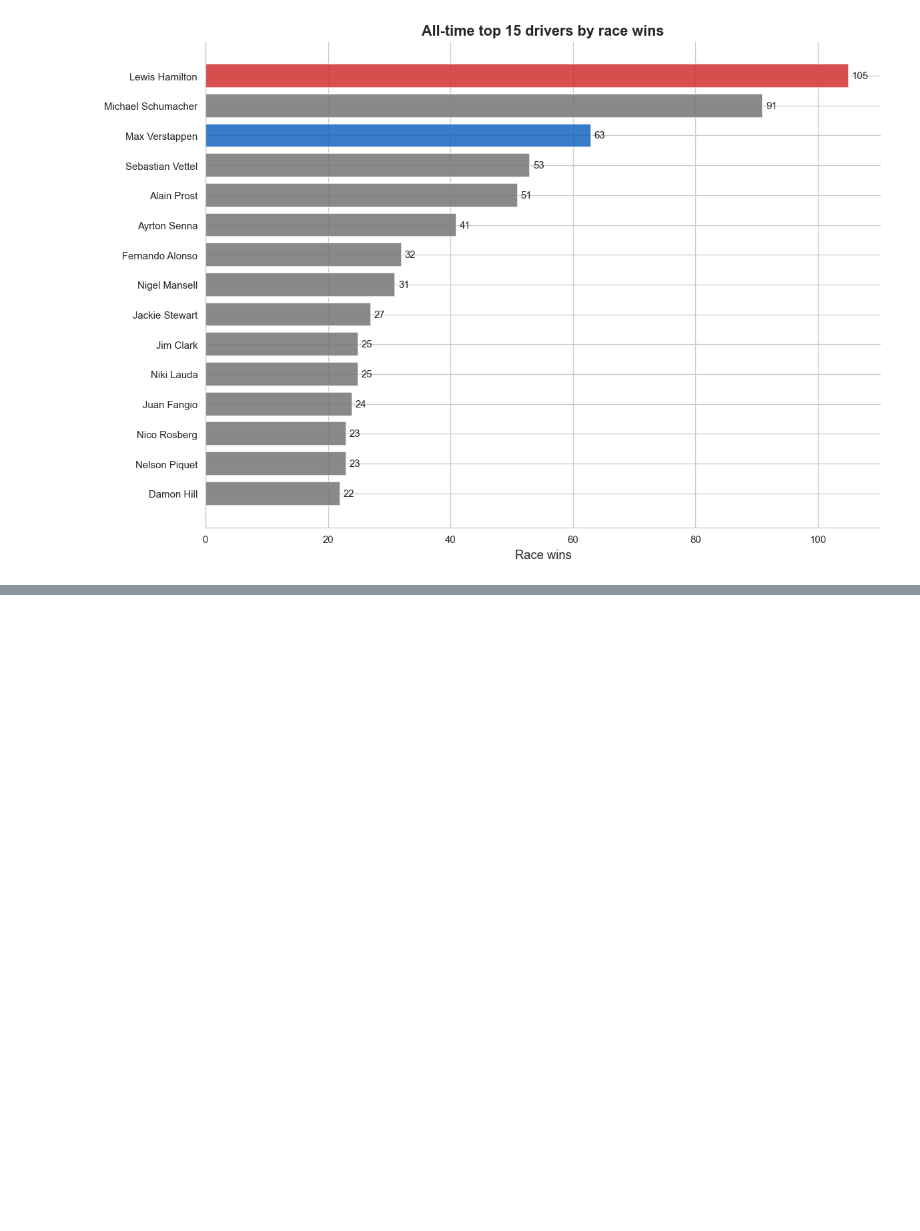
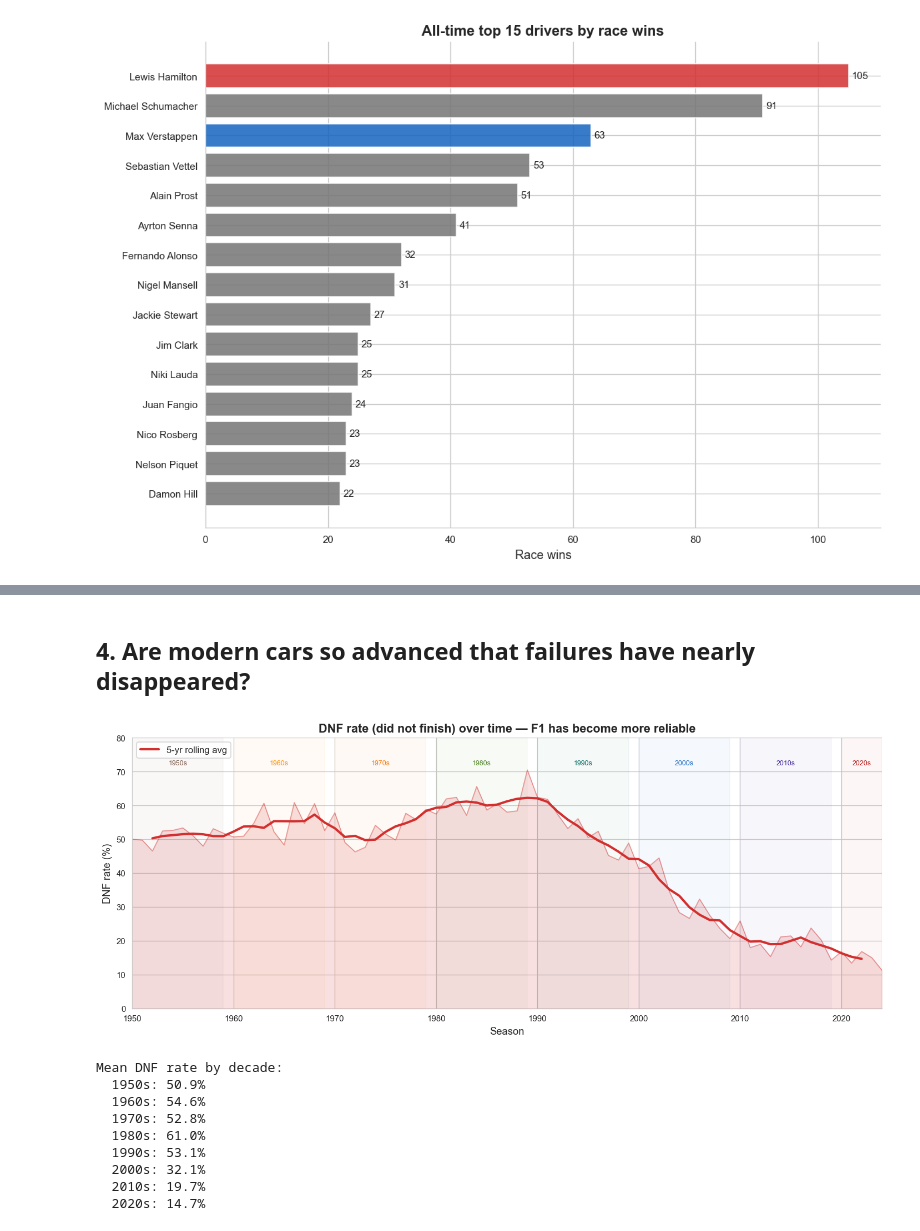
Before and after one commit to Phuwasinn/Internship, a Jupyter notebook: Day_9/data_exploration.ipynb, the cells around one changed output, grey strips where cells are left out. Cells and saved outputs as stored; diff of their text form; code cells hidden in the pictures; blank space fills up the shorter version.

Commit message:
Exploring F1 Dataset history:Which drivers and teams dominated and in which eras? ,Are modern cars so advanced that failures have nearly disappeared?

```diff
--- a/Day_9/data_exploration.ipynb
+++ b/Day_9/data_exploration.ipynb
@@ -960,0 +979,52 @@ Every decade has had a single dominant, but the identity changes completely each
+# %% [markdown]
+## 4. Are modern cars so advanced that failures have nearly disappeared?
+# %%
+res_status = (
+    results
+    .merge(races[["raceId","year"]], on="raceId")
+    .merge(status, on="statusId")
+)
+dnf_mask = (
+    ~res_status["status"].isin(["Finished"]) &
+    ~res_status["status"].str.startswith("+")
+)
+dnf_by_year  = res_status[dnf_mask].groupby("year").size()
+total_by_year = res_status.groupby("year").size()
+dnf_rate = (dnf_by_year / total_by_year * 100).reset_index()
+dnf_rate.columns = ["year", "dnf_pct"]
+
+dnf_rate["rolling"] = dnf_rate["dnf_pct"].rolling(5, center=True).mean()
+
+fig, ax = plt.subplots(figsize=(12, 5))
+ax.fill_between(dnf_rate["year"], dnf_rate["dnf_pct"], alpha=0.15, color=RED)
+ax.plot(dnf_rate["year"], dnf_rate["dnf_pct"], color=RED, alpha=0.4, linewidth=1)
+ax.plot(dnf_rate["year"], dnf_rate["rolling"], color=RED, linewidth=2.5, label="5-yr rolling avg")
+
+for era, (y1, y2) in ERA_BOUNDS.items():
+    ax.axvspan(y1, y2, alpha=0.04, color=ERA_COLORS[era])
+    ax.text((y1+y2)/2, 72, era.split()[0], ha="center", fontsize=7.5, color=ERA_COLORS[era])
+
+ax.set_xlabel("Season"); ax.set_ylabel("DNF rate (%)")
+ax.set_title("DNF rate (did not finish) over time — F1 has become more reliable",
+             fontweight="bold")
+ax.set_ylim(0, 80); ax.set_xlim(1950, 2024)
+ax.legend()
+plt.tight_layout()
+plt.savefig(f"{SAVE}dnf_rate_over_time.png", bbox_inches="tight")
+plt.show()
+
+print("Mean DNF rate by decade:")
+for d in range(1950, 2025, 10):
+    mask = (dnf_rate["year"] >= d) & (dnf_rate["year"] <= d+9)
+    print(f"  {d}s: {dnf_rate.loc[mask,'dnf_pct'].mean():.1f}%")
+# %% [output]
+[figure, added]
+Mean DNF rate by decade:
+  1950s: 50.9%
+  1960s: 54.6%
+  1970s: 52.8%
+  1980s: 61.0%
+  1990s: 53.1%
+  2000s: 32.1%
+  2010s: 19.7%
+  2020s: 14.7%
```
Also changed, not shown: parts of 8 cells of this notebook, 1 other file.
